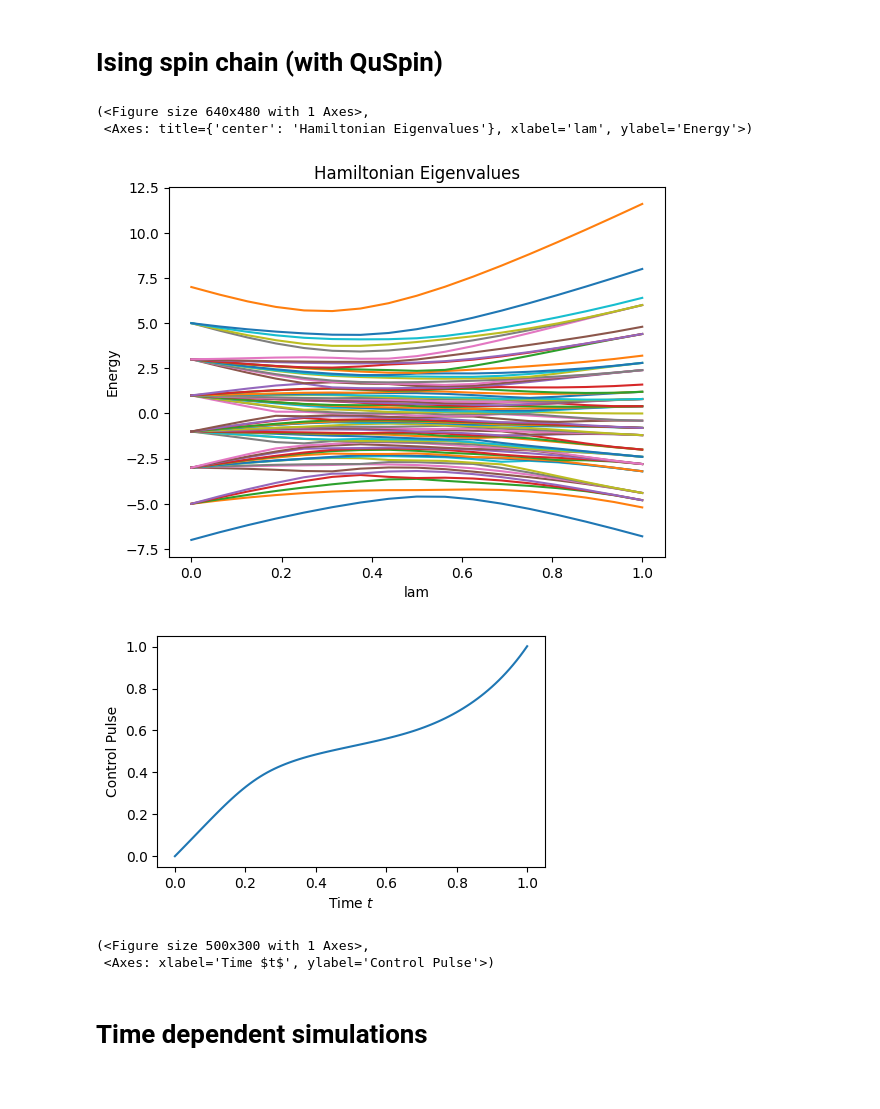
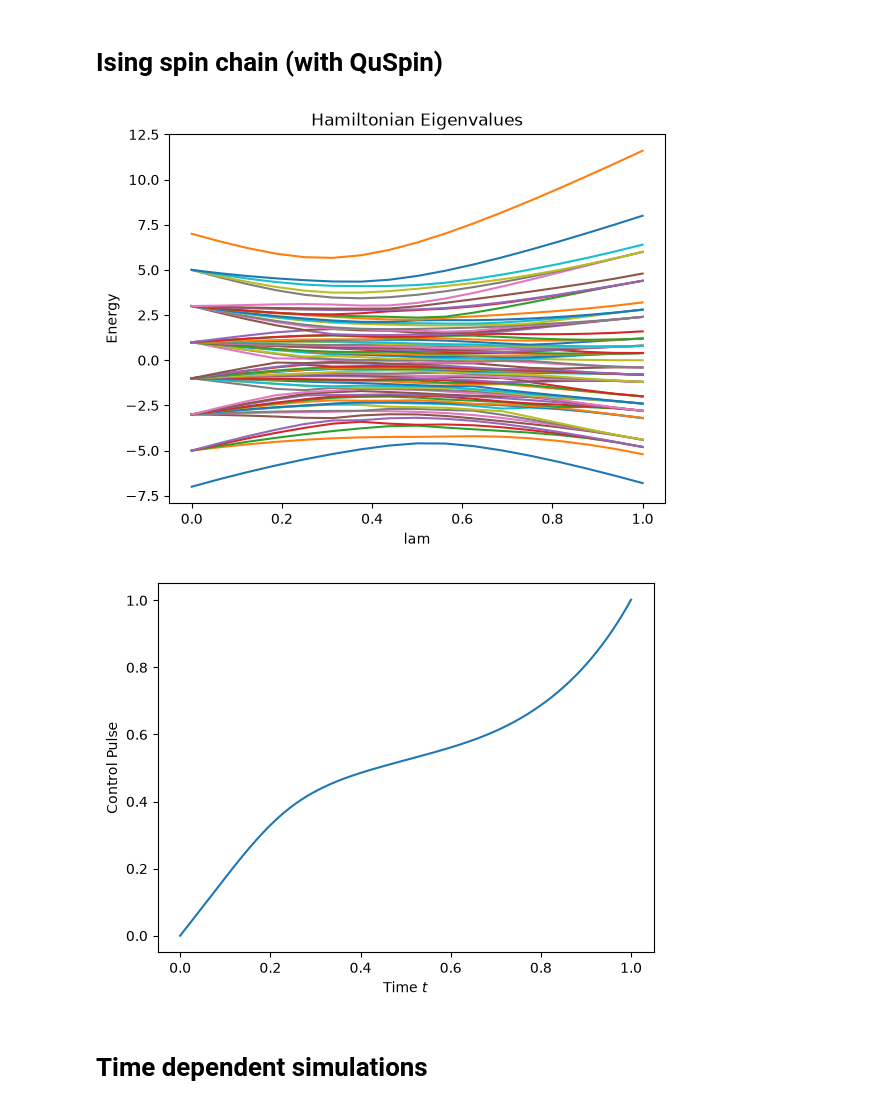
Before and after one commit to cventurameinersen/geodesiq-control, a Jupyter notebook: examples/many_body.ipynb, the cells around one changed output. Drawn from its saved outputs; the diff is of its cells as text; code cells hidden in the pictures.

```diff
--- a/examples/many_body.ipynb
+++ b/examples/many_body.ipynb
@@ -14,48 +13,44 @@ from geodesiq import *
 # %%
 from quspin.operators import hamiltonian
 from quspin.basis import spin_basis_1d
 
 
 def ising_model(lam, L, hx, hz):
     """
     Constructs the Ising Hamiltonian with transverse (hx) and longitudinal (hz) fields.
     """
-    zz_list = [[lam, i, i+1] for i in range(L-1)]
-    z_list  = [[lam * hz, i] for i in range(L)]
-    x_list  = [[(1-lam) * hx, i] for i in range(L)]
+    zz_list = [[lam, i, i + 1] for i in range(L - 1)]
+    z_list = [[lam * hz, i] for i in range(L)]
+    x_list = [[(1 - lam) * hx, i] for i in range(L)]
 
     static = [["zz", zz_list], ["z", z_list], ["x", x_list]]
 
     basis = spin_basis_1d(L, pblock=1)
     H = hamiltonian(static, [], basis=basis, dtype=np.float64, check_symm=False, check_herm=False)
 
     return H.toarray()
 
 
 ising = Hamiltonian(ising_model)
 
 # ----- Set system and control parameters -----
 alpha, beta = 2, 2
+initial_state = 0
 
 L, hx, hz = 7, 1, .8
 lam0, lamf = 0, 1
 
+ising.set_parameters(L=L, hx=hx, hz=hz)
+ising.set_control(control_name='lam', pulse_initial=lam0, pulse_final=lamf, initial_state=initial_state, alpha=alpha, beta=beta,
+                  num_steps=2 ** 4 + 1)
 
-ising.set_parameters(L=L, hx=hx, hz=hz)
-ising.set_control(control_name='lam', pulse_initial=lam0, pulse_final=lamf,
-                        initial_state=0, alpha=alpha, beta=beta, num_steps=2**4+1)
-
-ising.plot_eigenvalues(legend=False)
+ising.plot_eigenvalues(legend=False);
 # %% [output]
-(<Figure size 640x480 with 1 Axes>,
- <Axes: title={'center': 'Hamiltonian Eigenvalues'}, xlabel='lam', ylabel='Energy'>)
-[figure, old version]
+[figure, new version]
 # %%
 ising.solve_problem(pulse_accuracy=int(100))
-ising.synthesize_pulse(duration=1, method='plot')
+ising.synthesize_pulse(duration=1, method='plot');
 # %% [output]
-[figure, old version]
+[figure, new version]
-(<Figure size 500x300 with 1 Axes>,
- <Axes: xlabel='Time $t$', ylabel='Control Pulse'>)
 # %% [markdown]
 # Time dependent simulations
```
Also changed, not shown: parts of 5 cells of this notebook, 11 other files.
